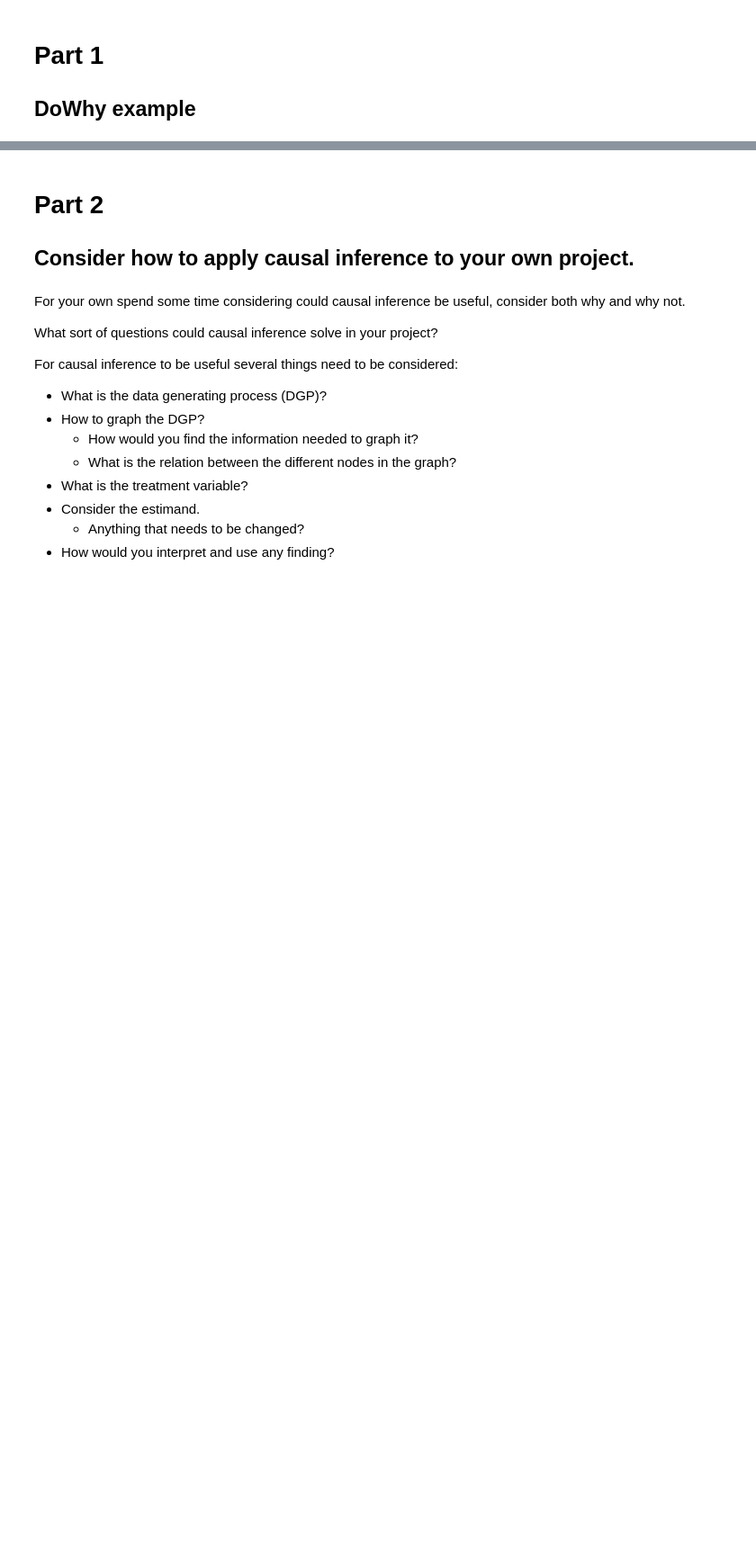
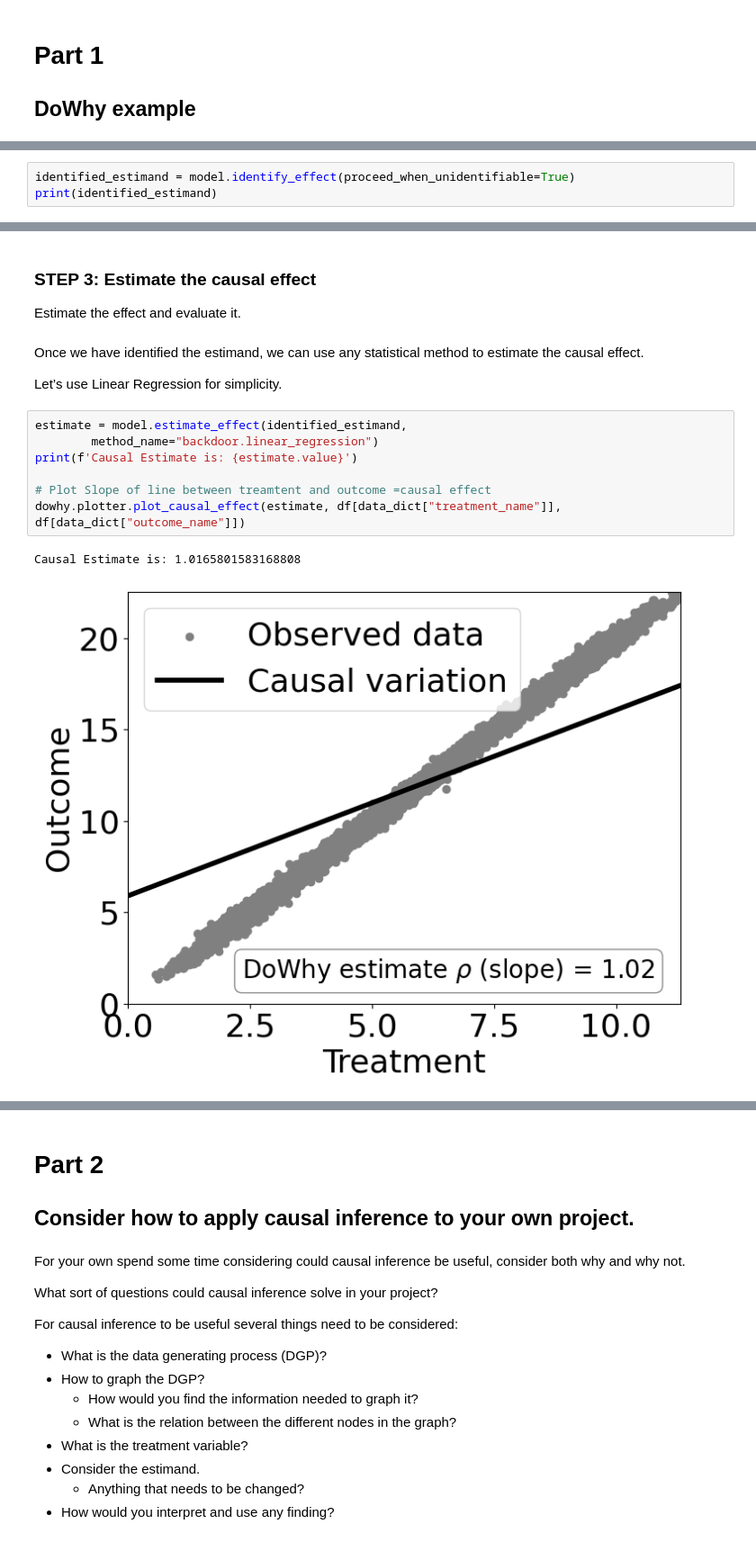
Before and after one commit to jorgenhw/DataSci-AU-24, a Jupyter notebook: nbs/class_07_JHW/exercises.ipynb, the cells around one changed output, grey strips where cells are left out. Shown: that part at 90% size. Cells and saved outputs as stored; diff of their text form; blank space fills up the shorter version.

```diff
--- a/nbs/class_07_JHW/exercises.ipynb
+++ b/nbs/class_07_JHW/exercises.ipynb
@@ -35,0 +68,3 @@ ModuleNotFoundError: No module named 'dowhy'
+# %%
+identified_estimand = model.identify_effect(proceed_when_unidentifiable=True)
+print(identified_estimand)
@@ -35,0 +89,19 @@ ModuleNotFoundError: No module named 'dowhy'
+# %% [markdown]
+
+### STEP 3: Estimate the causal effect
+
+Estimate the effect and evaluate it.
+# %% [markdown]
+Once we have identified the estimand, we can use any statistical method to estimate the causal effect.
+
+Let’s use Linear Regression for simplicity.
+# %%
+estimate = model.estimate_effect(identified_estimand,
+        method_name="backdoor.linear_regression")
+print(f'Causal Estimate is: {estimate.value}')
+
+# Plot Slope of line between treamtent and outcome =causal effect
+dowhy.plotter.plot_causal_effect(estimate, df[data_dict["treatment_name"]], df[data_dict["outcome_name"]])
+# %% [output]
+Causal Estimate is: 1.0165801583168808
+[figure, added]
```
Also changed, not shown: parts of 14 cells of this notebook, 7 other files.
